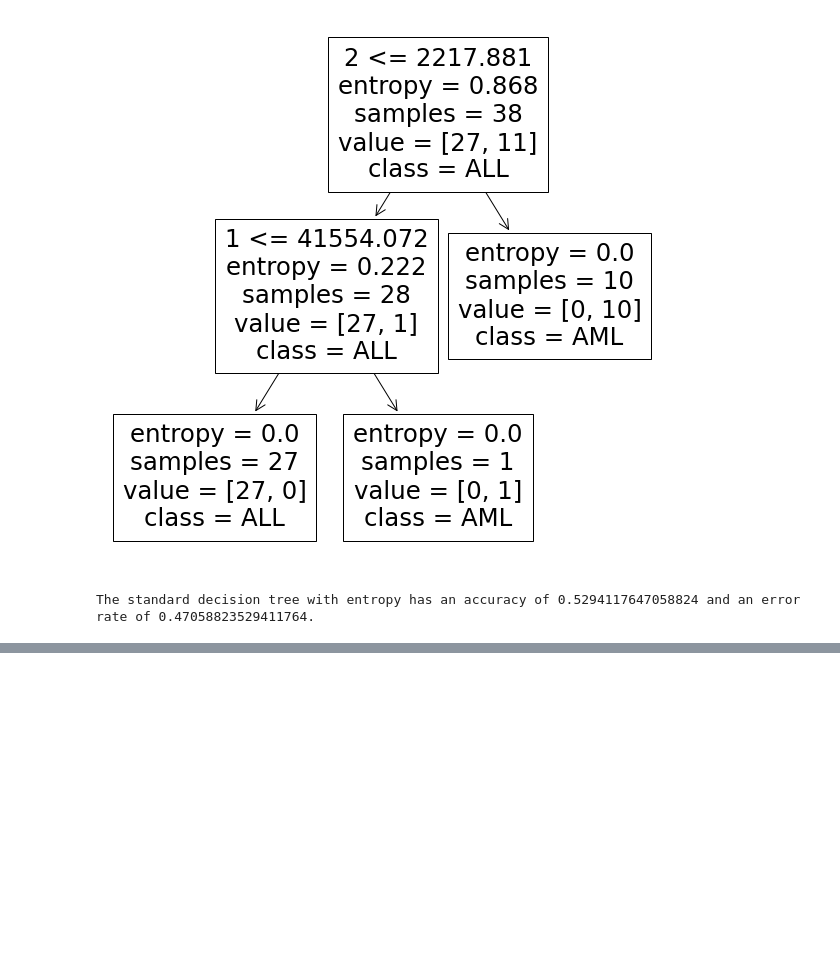
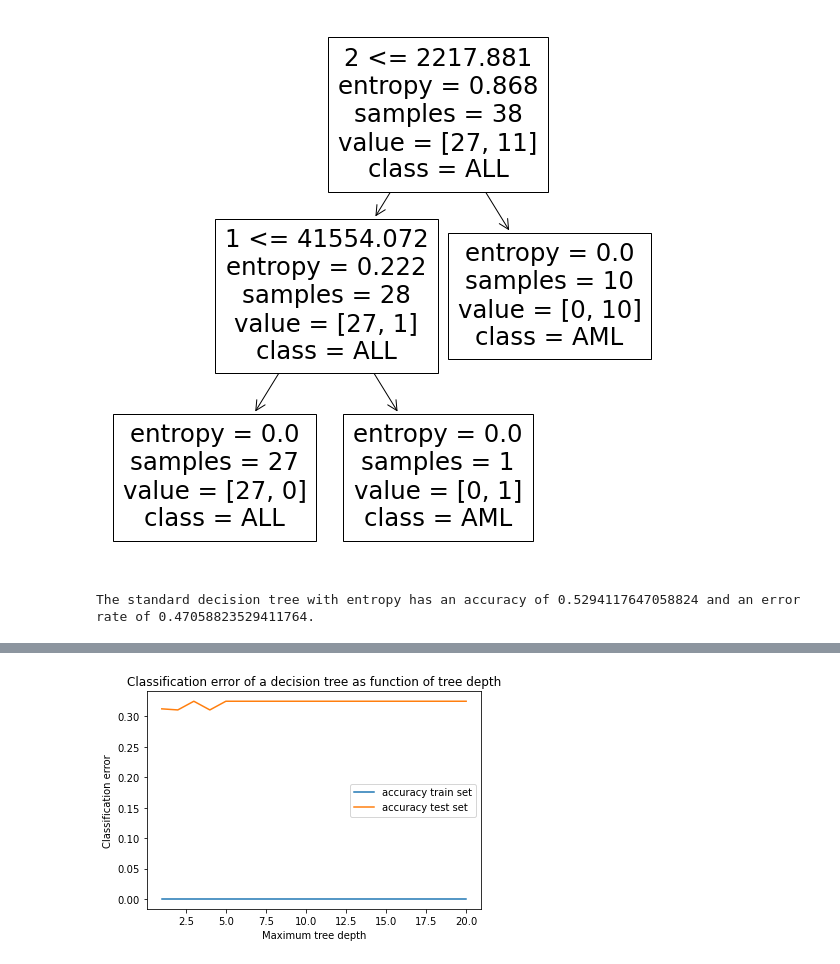
Before and after one commit to CornelisseMichael/Datamining, a Jupyter notebook: project/project.ipynb, the cells around one changed output, grey strips where cells are left out. Saved outputs shown, nothing was run; the diff lists cells and outputs as text; code cells hidden in the pictures; blank space fills up the shorter version.

```diff
--- a/project/project.ipynb
+++ b/project/project.ipynb
@@ -296,0 +322,6 @@ print("The Random forrest has an accuracy of {} and an error rate of {}.".format
+# %%
+# Classification Gradient Boost
+# https://xgboost.readthedocs.io/en/latest/parameter.html#general-parameters
+k_fold(10, 1, 21, 1, 'xgb', 'tree depth')
+# %% [output]
+[figure, added]
```
Also changed, not shown: parts of 17 cells of this notebook, 8 other files.
